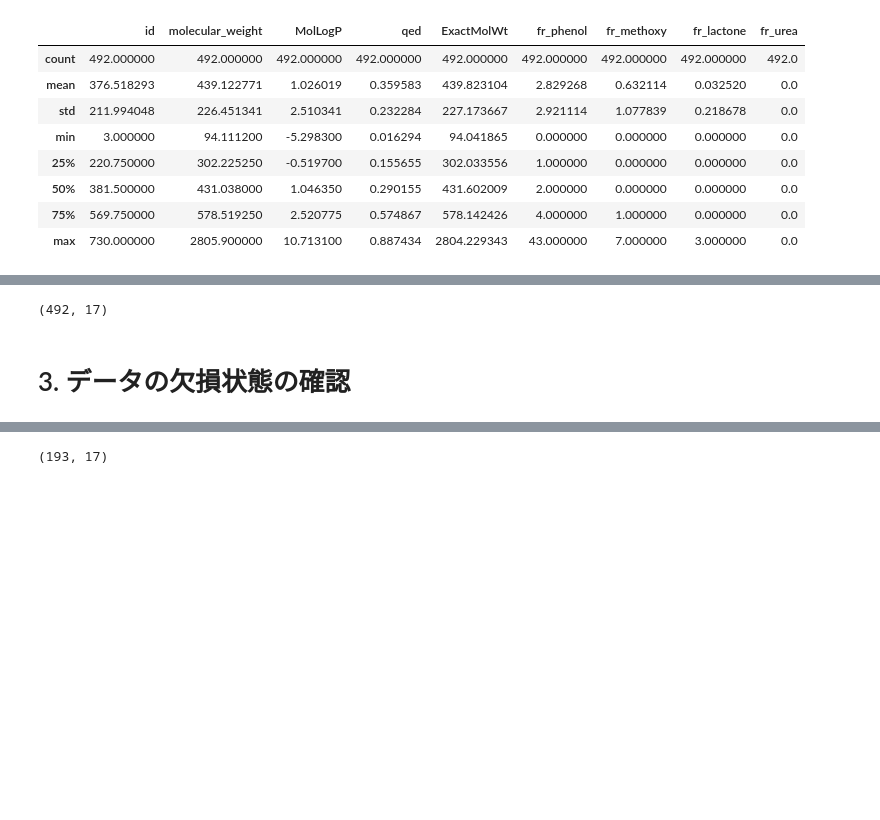
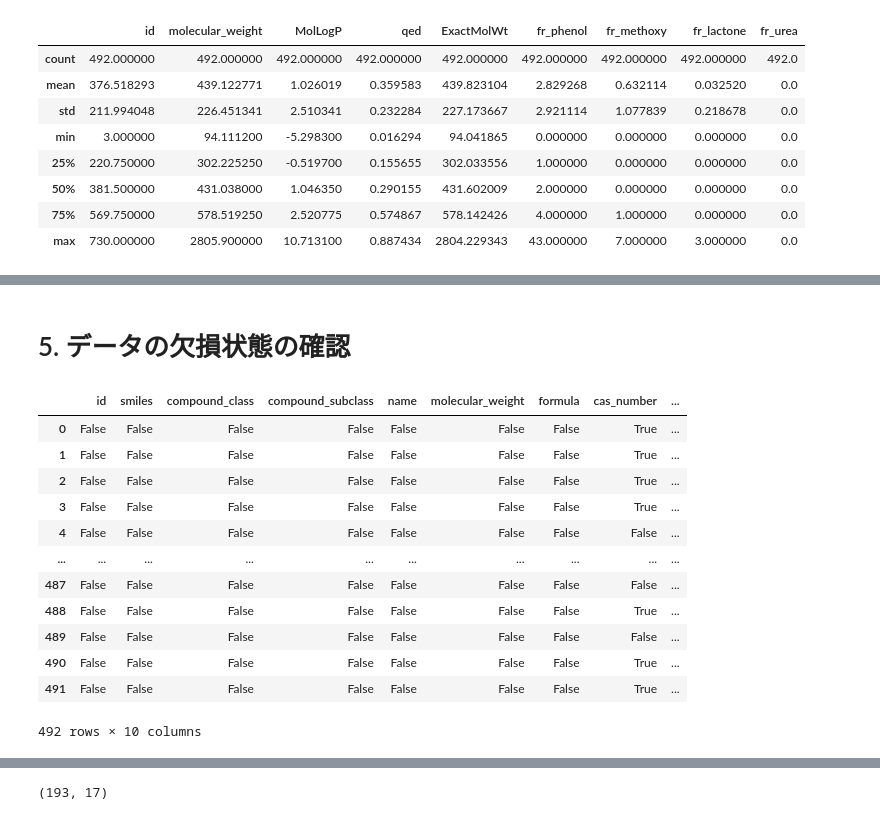
Before and after one commit to chemoinformatics-lecture/lecture-beginner, a Jupyter notebook: lesson02_jupyter/lecture_note.ipynb, the cells around one changed output, grey strips where cells are left out. Saved outputs shown, nothing was run; the diff lists cells and outputs as text; code cells hidden in the pictures; blank space fills up the shorter version.

```diff
--- a/lesson02_jupyter/lecture_note.ipynb
+++ b/lesson02_jupyter/lecture_note.ipynb
@@ -109,6 +145,18 @@ df.describe()
+# %% [markdown]
+# 5. データの欠損状態の確認
 # %%
-df.shape
+df.isnull()
 # %% [output]
+|  | id | smiles | compound_class | compound_subclass | name | molecular_weight | formula | cas_number | ... |
+| 0 | False | False | False | False | False | False | False | True | ... |
+| 1 | False | False | False | False | False | False | False | True | ... |
+| 2 | False | False | False | False | False | False | False | True | ... |
+| 3 | False | False | False | False | False | False | False | True | ... |
+| 4 | False | False | False | False | False | False | False | False | ... |
+| ... | ... | ... | ... | ... | ... | ... | ... | ... | ... |
+| 487 | False | False | False | False | False | False | False | False | ... |
+| 488 | False | False | False | False | False | False | False | True | ... |
+| 489 | False | False | False | False | False | False | False | False | ... |
+| 490 | False | False | False | False | False | False | False | True | ... |
+| 491 | False | False | False | False | False | False | False | True | ... |
-(492, 17)
+492 rows × 10 columns
-# %% [markdown]
-# 3. データの欠損状態の確認
```
Also changed, not shown: parts of 30 cells of this notebook.
